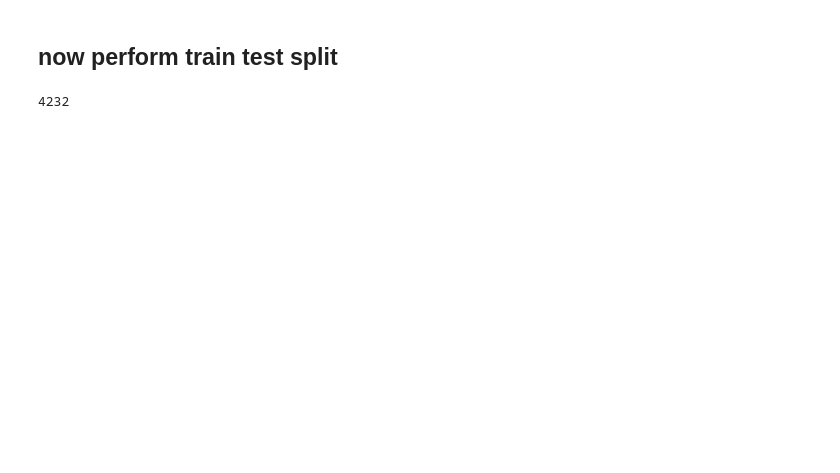
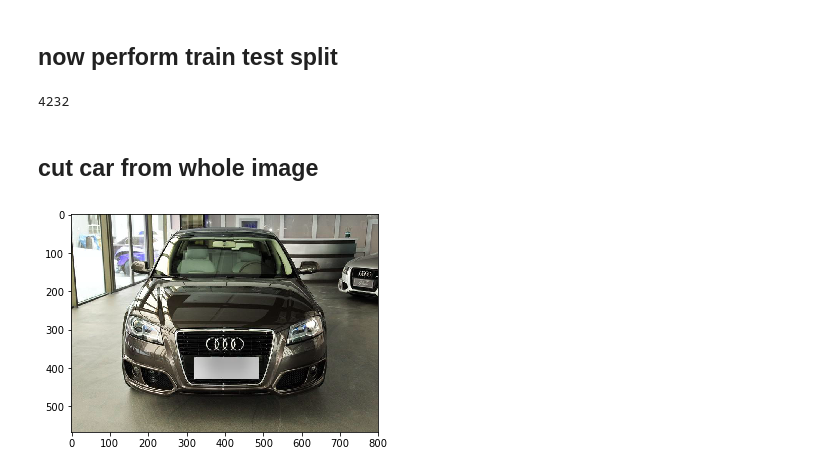
Before and after one commit to dodler/disser, a Jupyter notebook: prepare_dataset.ipynb, the cells around one changed output. Saved outputs shown, nothing was run; the diff lists cells and outputs as text; code cells hidden in the pictures; blank space fills up the shorter version.

```diff
--- a/prepare_dataset.ipynb
+++ b/prepare_dataset.ipynb
@@ -90,3 +117,5 @@ all_imgs = [item for sublist in all_imgs for item in sublist]
 len(train)
 # %% [output]
 4232
+# %% [markdown]
+## cut car from whole image
@@ -92,0 +124,2 @@ len(train)
+# %%
+img = cv2.imread(DATA_PATH + "/image/1/1101/2011/07b90decb92ba6.jpg")
@@ -92,0 +128,5 @@ len(train)
+# %%
+plt.imshow(img)
+plt.show()
+# %% [output]
+[figure, added]
```
Also changed, not shown: parts of 23 cells of this notebook, 3 other files.
